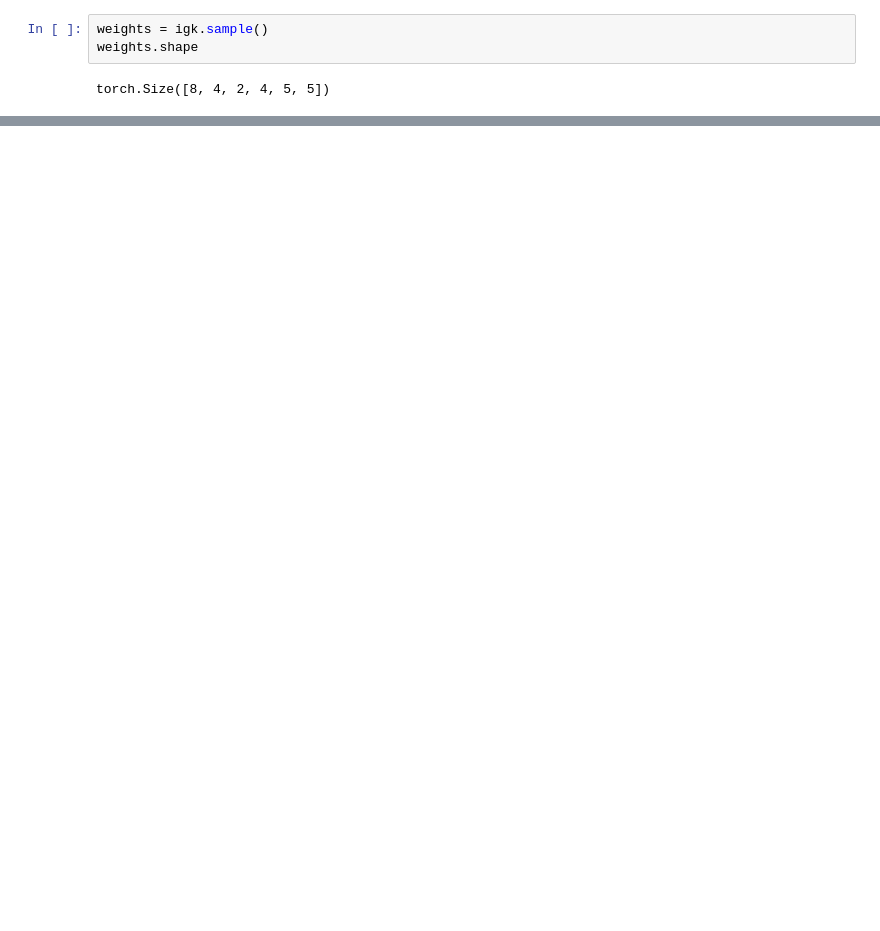
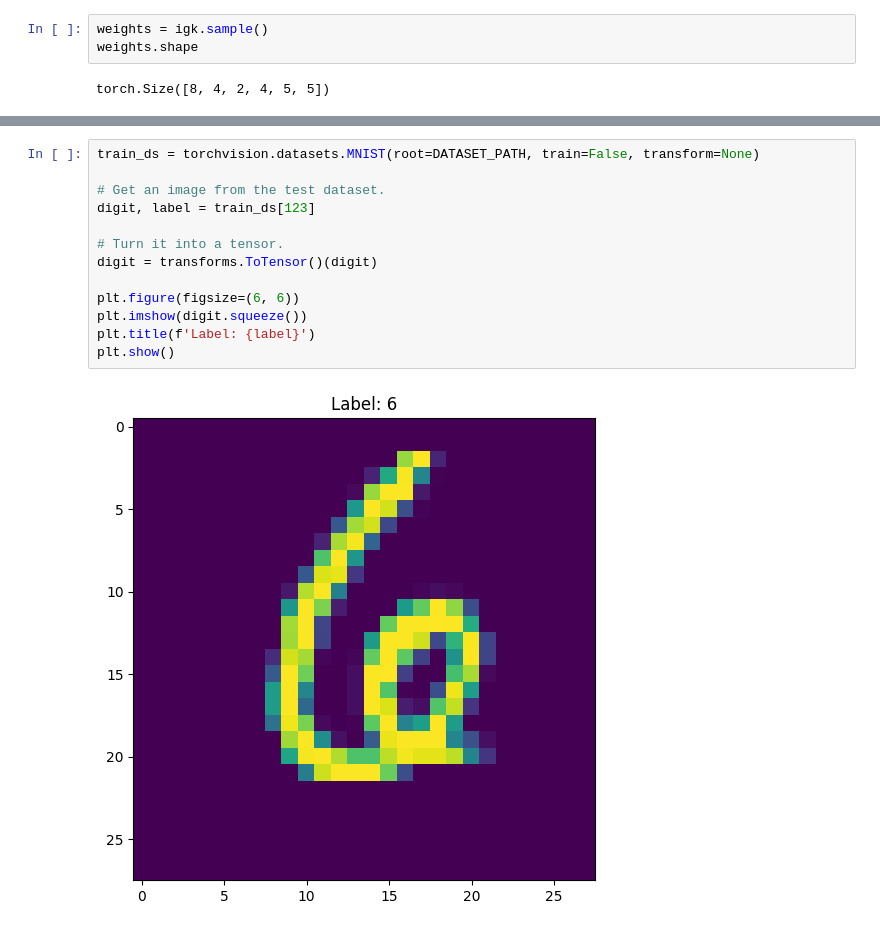
Before and after one commit to TAOGenna/ai-notebooks-implementations, a Jupyter notebook: regular_group_conv.ipynb, the cells around one changed output, grey strips where cells are left out. Drawn from its saved outputs; the diff is of its cells as text; blank space fills up the shorter version.

```diff
--- a/regular_group_conv.ipynb
+++ b/regular_group_conv.ipynb
@@ -884,0 +1326,15 @@ plt.show()
+# %%
+train_ds = torchvision.datasets.MNIST(root=DATASET_PATH, train=False, transform=None)
+
+# Get an image from the test dataset.
+digit, label = train_ds[123]
+
+# Turn it into a tensor.
+digit = transforms.ToTensor()(digit)
+
+plt.figure(figsize=(6, 6))
+plt.imshow(digit.squeeze())
+plt.title(f'Label: {label}')
+plt.show()
+# %% [output]
+[figure, added]
```
Also changed, not shown: parts of 28 cells of this notebook.
